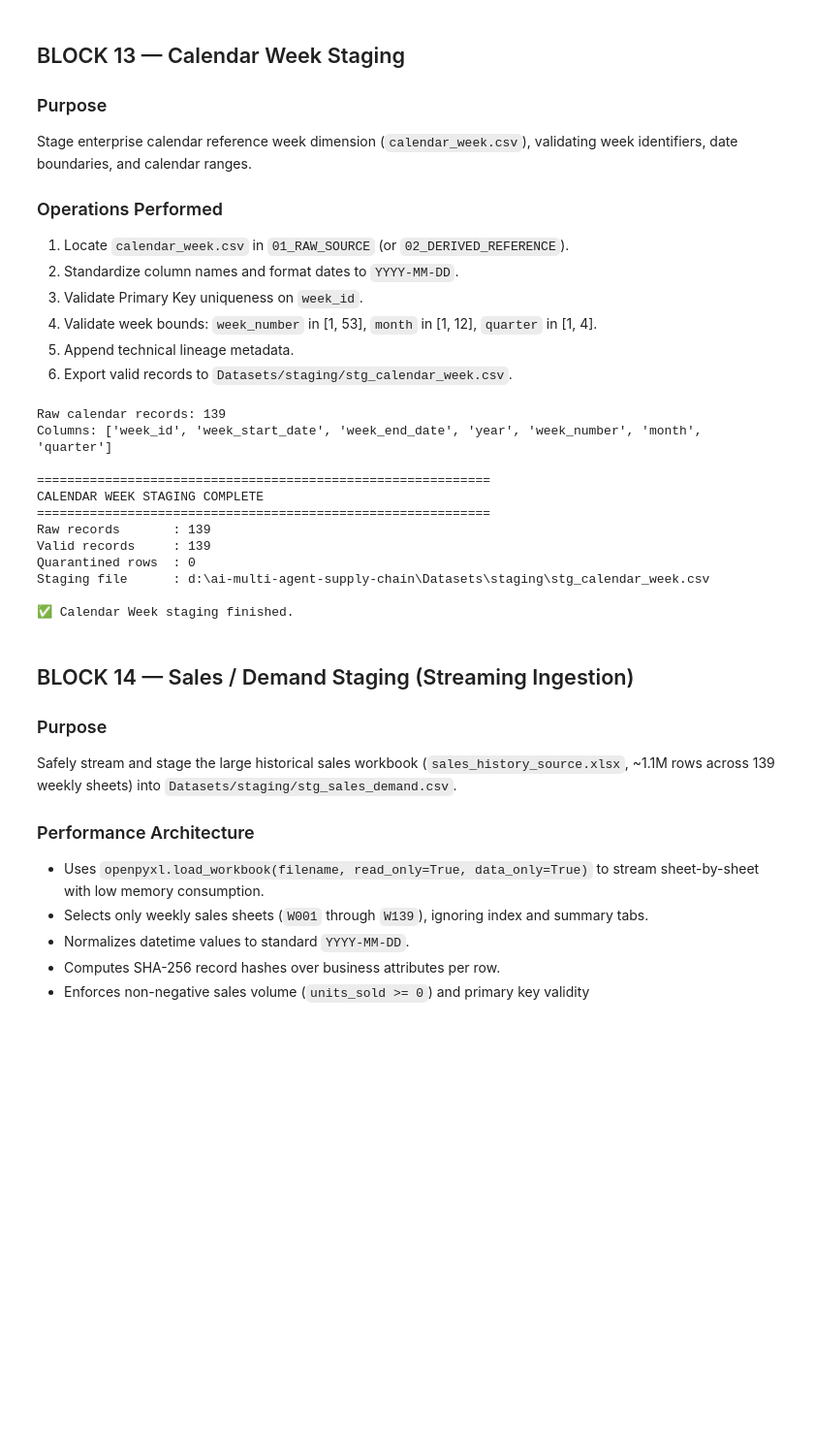
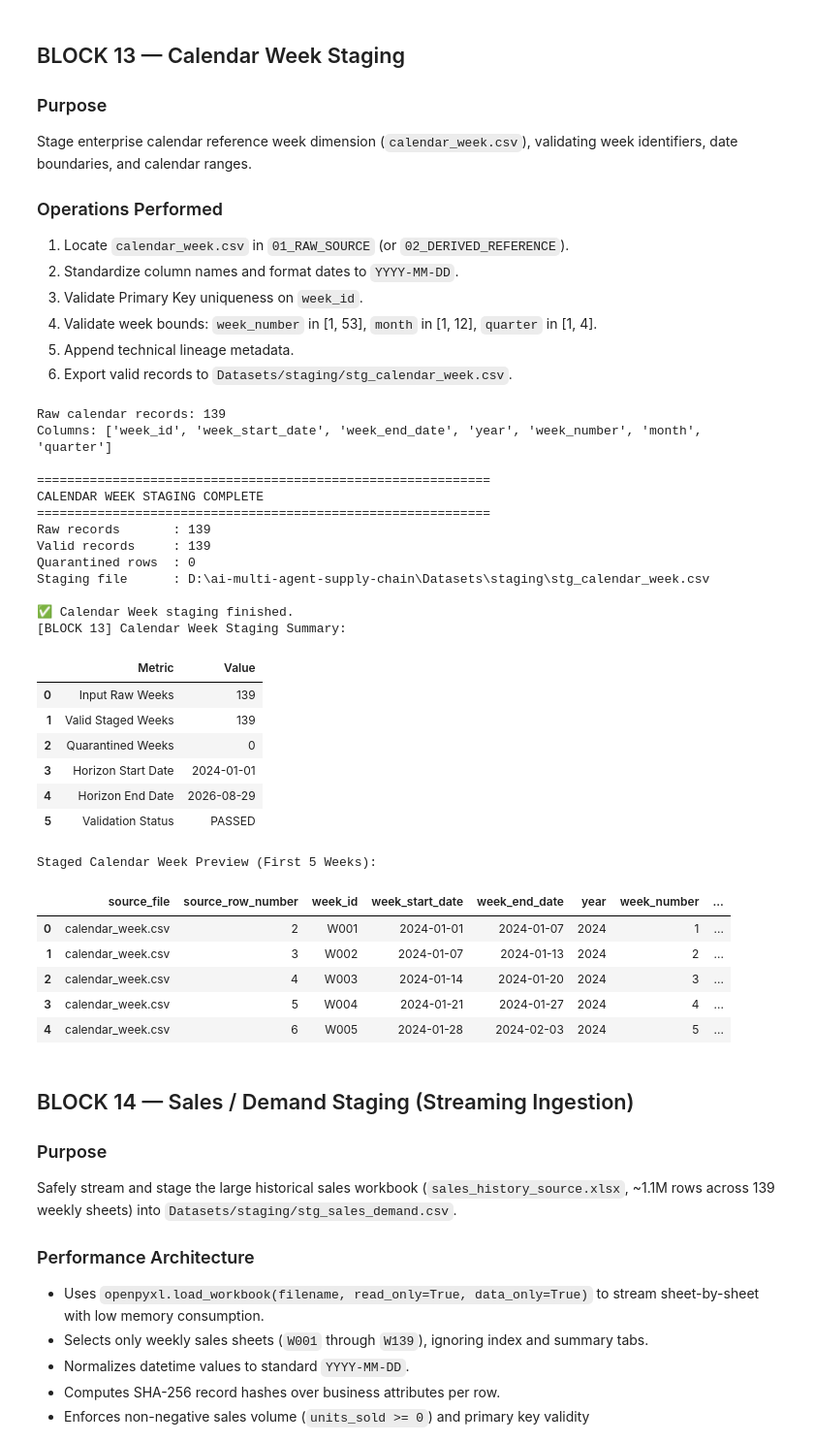
Before and after one commit to mondalsahil302-ui/ai-multi-agent-supply-chain, a Jupyter notebook: 01_data_staging_pipeline.ipynb, the cells around one changed output. Shown at 97% size. Saved outputs shown, nothing was run; the diff lists cells and outputs as text; code cells hidden in the pictures; blank space fills up the shorter version.

```diff
--- a/01_data_staging_pipeline.ipynb
+++ b/01_data_staging_pipeline.ipynb
@@ -3224,34 +3511,62 @@ df_cal_invalid = df_cal.loc[inv_mask_cal].copy()
 if not df_cal_invalid.empty:
     df_cal_invalid["validation_error"] = val_err_cal.loc[inv_mask_cal]
     df_cal_invalid.to_csv(CAL_QUARANTINE, index=False)
 elif CAL_QUARANTINE.exists():
     CAL_QUARANTINE.unlink()
 
 df_cal_valid.to_csv(CAL_STAGING, index=False)
 
 print("\n" + "=" * 60)
 print("CALENDAR WEEK STAGING COMPLETE")
 print("=" * 60)
 print("Raw records       :", len(df_cal))
 print("Valid records     :", len(df_cal_valid))
 print("Quarantined rows  :", len(df_cal_invalid))
 print("Staging file      :", CAL_STAGING)
 if not df_cal_invalid.empty:
     print("Quarantine file   :", CAL_QUARANTINE)
 print("\n✅ Calendar Week staging finished.")
+
+df_cal_summary = pd.DataFrame([
+    {"Metric": "Input Raw Weeks", "Value": str(len(df_cal))},
+    {"Metric": "Valid Staged Weeks", "Value": str(len(df_cal_valid))},
+    {"Metric": "Quarantined Weeks", "Value": str(len(df_cal_invalid))},
+    {"Metric": "Horizon Start Date", "Value": df_cal_valid['week_start_date'].min()},
+    {"Metric": "Horizon End Date", "Value": df_cal_valid['week_end_date'].max()},
+    {"Metric": "Validation Status", "Value": "PASSED"}
+])
+print("[BLOCK 13] Calendar Week Staging Summary:")
+display(df_cal_summary)
+print("\nStaged Calendar Week Preview (First 5 Weeks):")
+display(df_cal_valid.head(5))
 # %% [output]
 Raw calendar records: 139
 Columns: ['week_id', 'week_start_date', 'week_end_date', 'year', 'week_number', 'month', 'quarter']
 
 ============================================================
 CALENDAR WEEK STAGING COMPLETE
 ============================================================
 Raw records       : 139
 Valid records     : 139
 Quarantined rows  : 0
-Staging file      : d:\ai-multi-agent-supply-chain\Datasets\staging\stg_calendar_week.csv
+Staging file      : D:\ai-multi-agent-supply-chain\Datasets\staging\stg_calendar_week.csv
 
 ✅ Calendar Week staging finished.
+[BLOCK 13] Calendar Week Staging Summary:
+|  | Metric | Value |
+| 0 | Input Raw Weeks | 139 |
+| 1 | Valid Staged Weeks | 139 |
+| 2 | Quarantined Weeks | 0 |
+| 3 | Horizon Start Date | 2024-01-01 |
+| 4 | Horizon End Date | 2026-08-29 |
+| 5 | Validation Status | PASSED |
+Staged Calendar Week Preview (First 5 Weeks):
+|  | source_file | source_row_number | week_id | week_start_date | week_end_date | year | week_number | ... |
+| 0 | calendar_week.csv | 2 | W001 | 2024-01-01 | 2024-01-07 | 2024 | 1 | ... |
+| 1 | calendar_week.csv | 3 | W002 | 2024-01-07 | 2024-01-13 | 2024 | 2 | ... |
+| 2 | calendar_week.csv | 4 | W003 | 2024-01-14 | 2024-01-20 | 2024 | 3 | ... |
+| 3 | calendar_week.csv | 5 | W004 | 2024-01-21 | 2024-01-27 | 2024 | 4 | ... |
+| 4 | calendar_week.csv | 6 | W005 | 2024-01-28 | 2024-02-03 | 2024 | 5 | ... |
 # %% [markdown]
 ## BLOCK 14 — Sales / Demand Staging (Streaming Ingestion)
 
```
Also changed, not shown: parts of 15 cells of this notebook, 13 other files.
